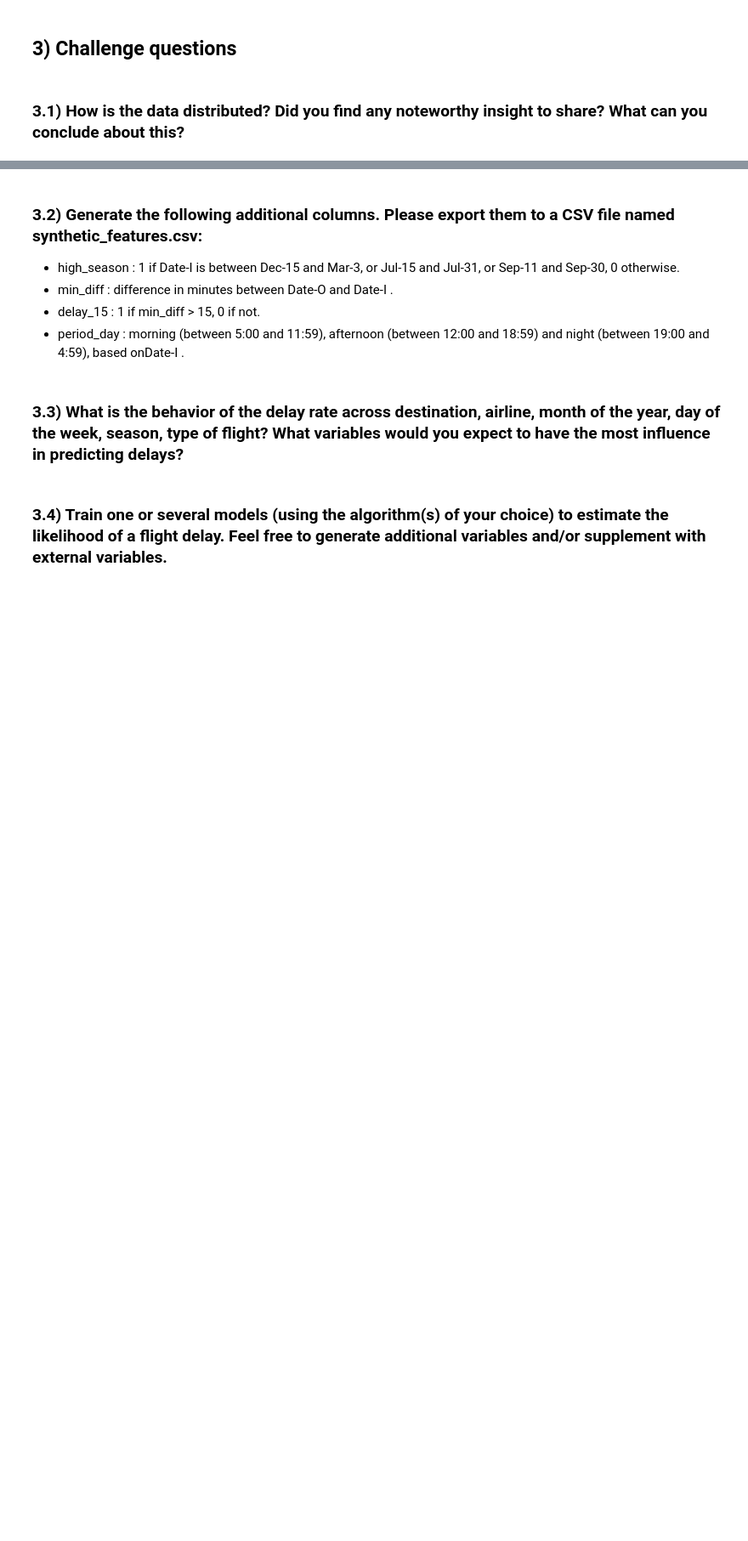
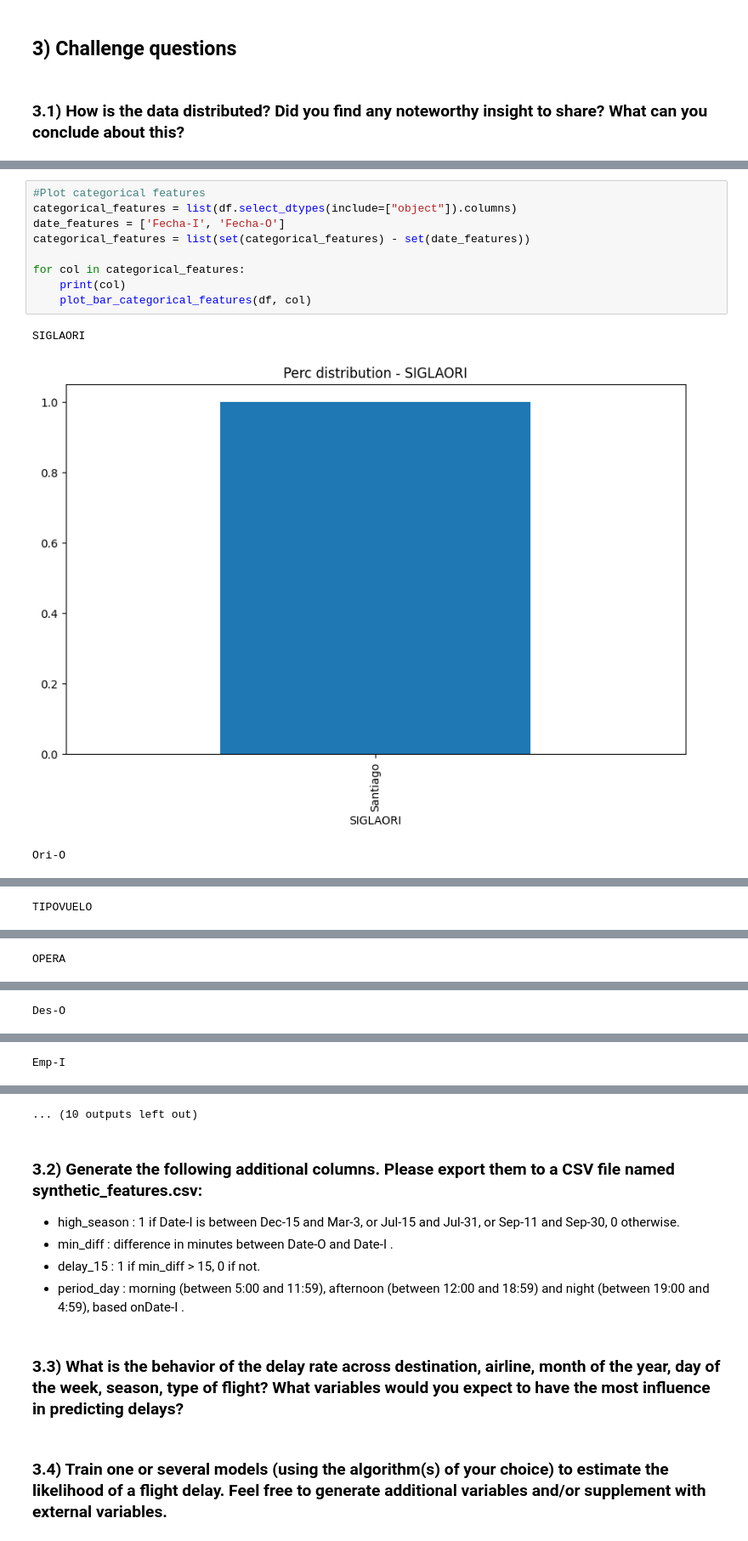
Before and after one commit to jekasores/latam_ds_challenge, a Jupyter notebook: solution.ipynb, the cells around one changed output, grey strips where cells are left out. Shown at 85% size. Drawn from its saved outputs; the diff is of its cells as text; blank space fills up the shorter version.

```diff
--- a/solution.ipynb
+++ b/solution.ipynb
@@ -24,0 +220,13 @@ df.head()
+# %%
+#Plot categorical features
+categorical_features = list(df.select_dtypes(include=["object"]).columns)
+date_features = ['Fecha-I', 'Fecha-O']
+categorical_features = list(set(categorical_features) - set(date_features))
+
+for col in categorical_features:
+    print(col)
+    plot_bar_categorical_features(df, col)
+# %% [output]
+SIGLAORI
+[figure, added]
+Ori-O
@@ -24,0 +234 @@ df.head()
+TIPOVUELO
@@ -24,0 +236 @@ df.head()
+OPERA
@@ -24,0 +238 @@ df.head()
+Des-O
@@ -24,0 +240 @@ df.head()
+Emp-I
@@ -25,3 +242,4 @@ df.head()
+... (10 outputs left out)
 # %% [markdown]
 ### 3.2) Generate the following additional columns. Please export them to a CSV file named synthetic_features.csv:
 - high_season : 1 if Date-I is between Dec-15 and Mar-3, or Jul-15 and Jul-31, or Sep-11 and Sep-30, 0 otherwise.
```
Also changed, not shown: parts of 15 cells of this notebook.
